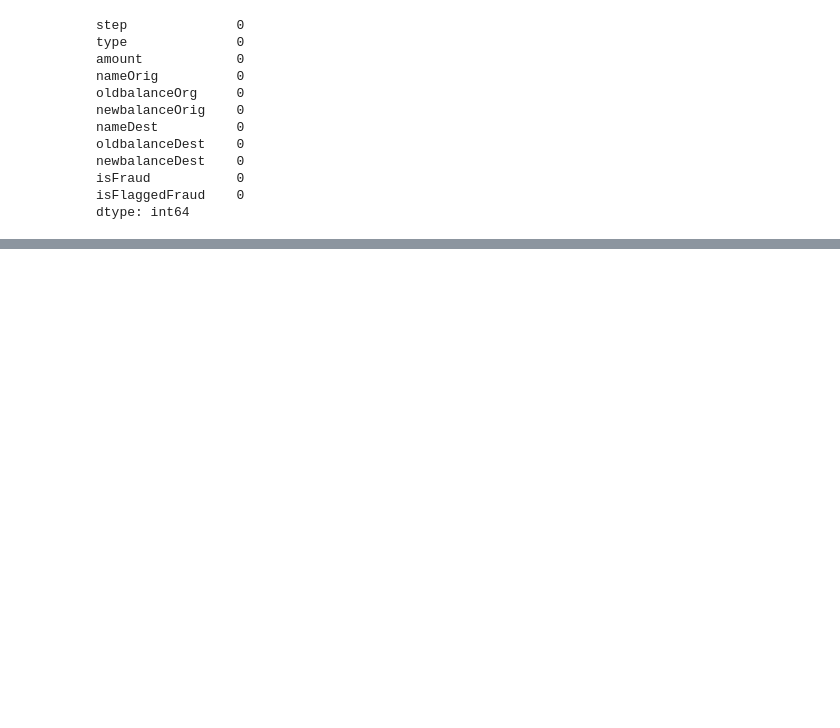
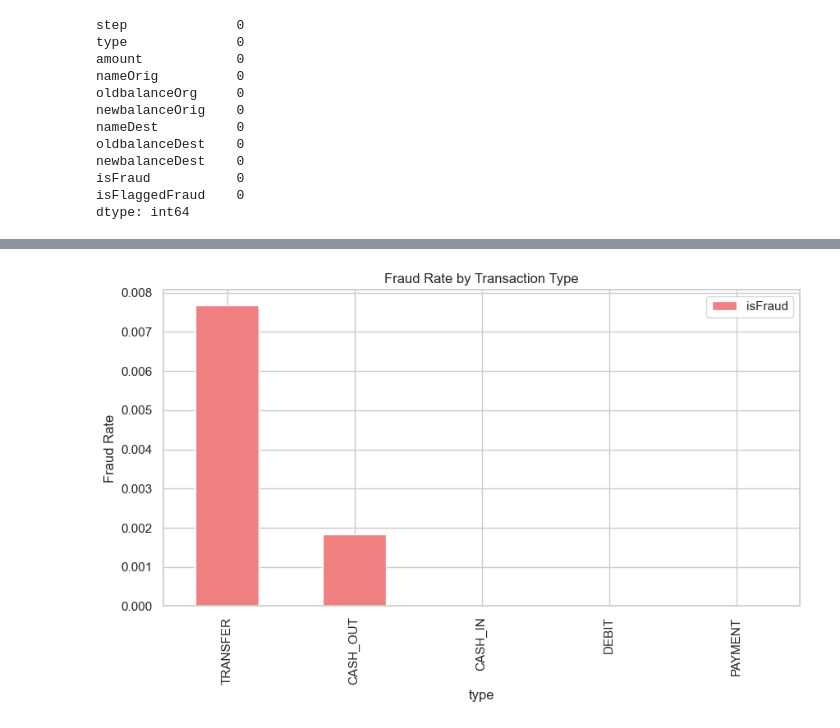
Before and after one commit to halchemylab/Fraud-Detection-Machine-Learning-Project, a Jupyter notebook: analysis.ipynb, the cells around one changed output, grey strips where cells are left out. Drawn from its saved outputs; the diff is of its cells as text; code cells hidden in the pictures; blank space fills up the shorter version.

```diff
--- a/analysis.ipynb
+++ b/analysis.ipynb
@@ -75,0 +92,8 @@ dtype: int64
+# %%
+fraud_by_type = df.groupby("type")["isFraud"].mean().sort_values(ascending=False).reset_index()
+fraud_by_type.plot(kind="bar", x="type", y="isFraud", figsize=(10, 5), color='lightcoral')
+plt.ylabel("Fraud Rate")
+plt.title("Fraud Rate by Transaction Type")
+plt.show()
+# %% [output]
+[figure, added]
```
Also changed, not shown: parts of 4 cells of this notebook.
